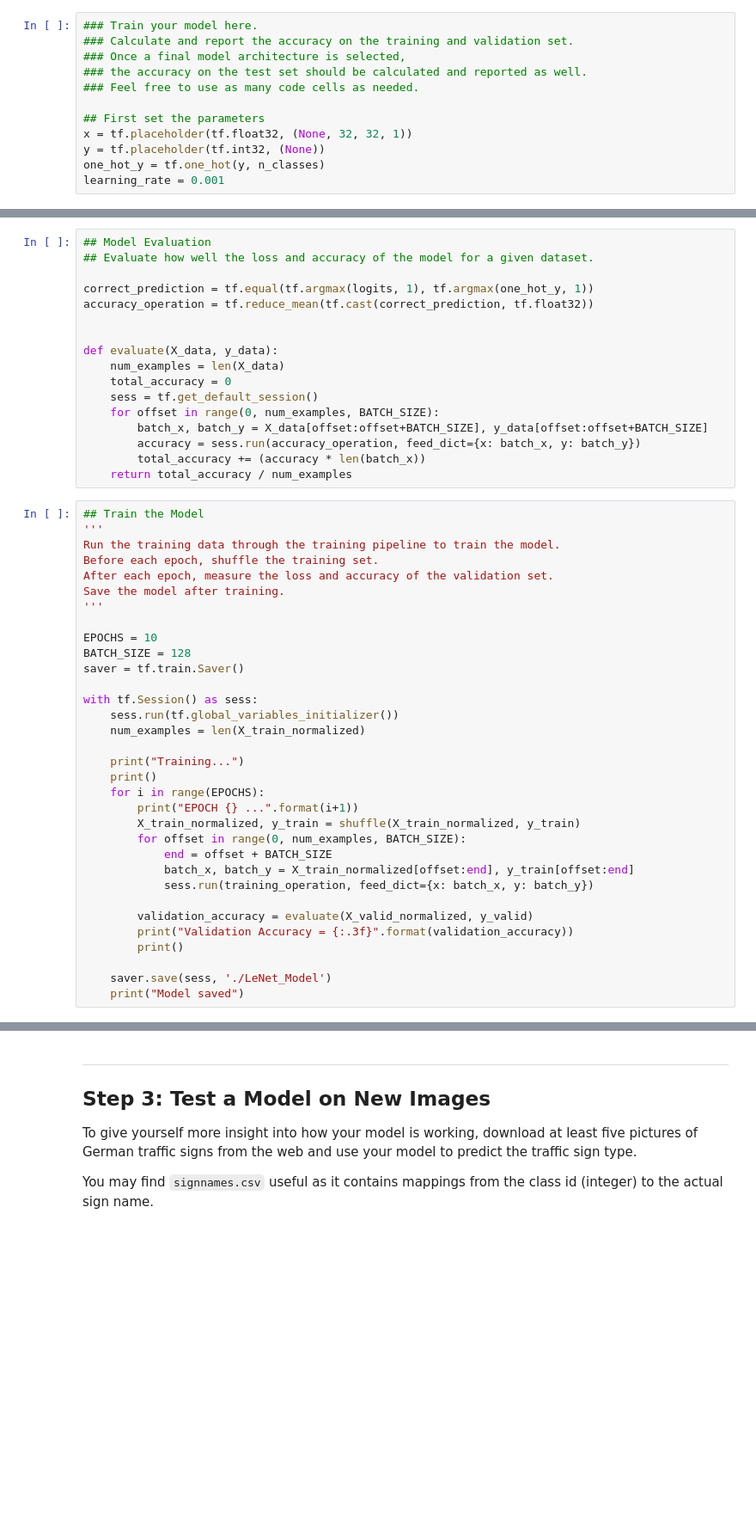
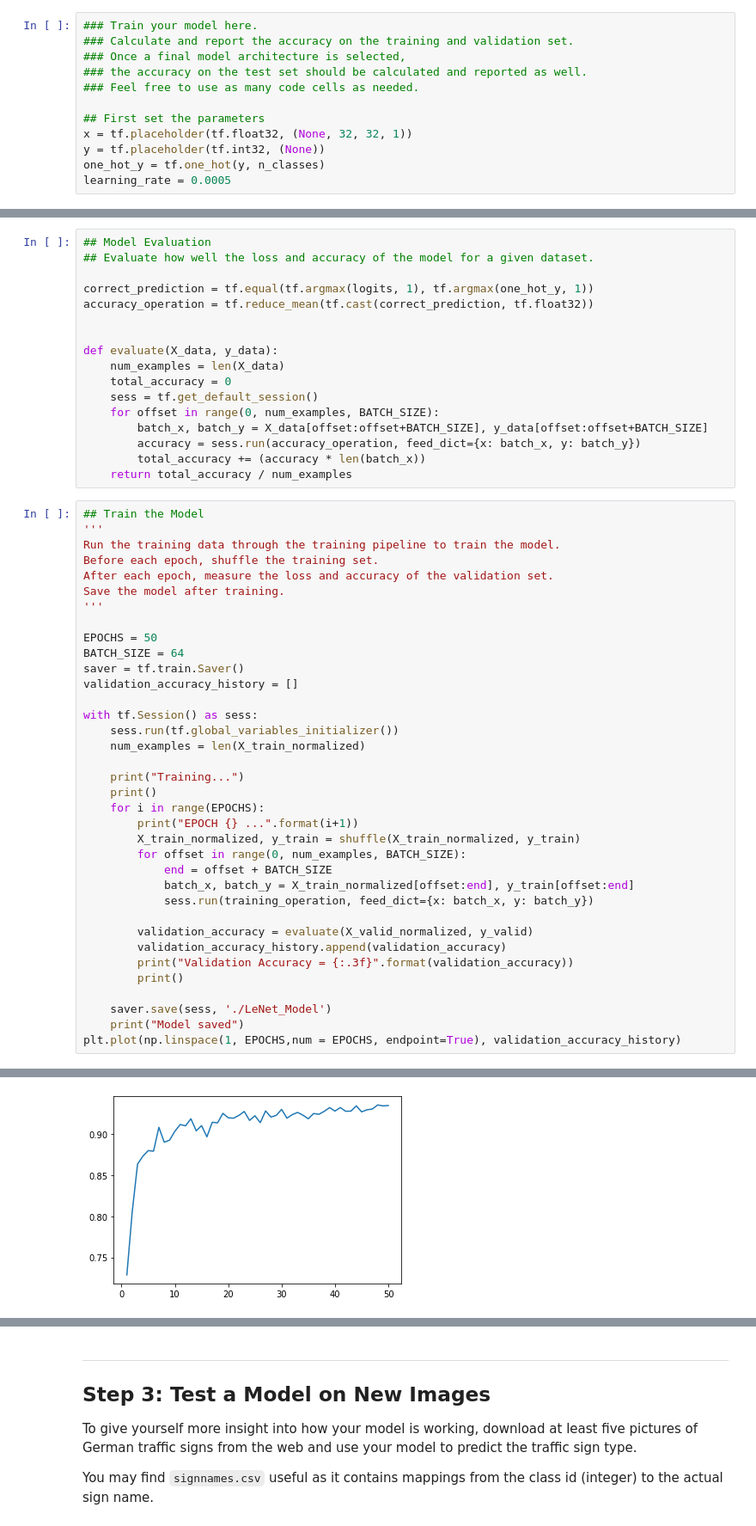
Before and after one commit to paulyehtw/CarND-Traffic-Sign-Classifier-Project, a Jupyter notebook: Traffic_Sign_Classifier.ipynb, the cells around one changed output, grey strips where cells are left out. Shown: that part at 86% size. Saved outputs shown, nothing was run; the diff lists cells and outputs as text; blank space fills up the shorter version.

Commit message:
improve validation accuracy

```diff
--- a/Traffic_Sign_Classifier.ipynb
+++ b/Traffic_Sign_Classifier.ipynb
@@ -352,7 +352,7 @@ sets imply underfitting. A high accuracy on the training set but low accuracy on
 x = tf.placeholder(tf.float32, (None, 32, 32, 1))
 y = tf.placeholder(tf.int32, (None))
 one_hot_y = tf.one_hot(y, n_classes)
-learning_rate = 0.001
+learning_rate = 0.0005
 # %%
 ## Set up the training pipeline
 
@@ -398,9 +398,10 @@ After each epoch, measure the loss and accuracy of the validation set.
 Save the model after training.
 '''
 
-EPOCHS = 10
-BATCH_SIZE = 128
+EPOCHS = 50
+BATCH_SIZE = 64
 saver = tf.train.Saver()
+validation_accuracy_history = []
 
 with tf.Session() as sess:
     sess.run(tf.global_variables_initializer())
@@ -417,11 +418,13 @@ with tf.Session() as sess:
             sess.run(training_operation, feed_dict={x: batch_x, y: batch_y})
 
         validation_accuracy = evaluate(X_valid_normalized, y_valid)
+        validation_accuracy_history.append(validation_accuracy)
         print("Validation Accuracy = {:.3f}".format(validation_accuracy))
         print()
 
     saver.save(sess, './LeNet_Model')
     print("Model saved")
+plt.plot(np.linspace(1, EPOCHS,num = EPOCHS, endpoint=True), validation_accuracy_history)
 # %% [output]
 Training...
 
@@ -443,3 +447,4 @@ Model saved
+[figure, added]
 # %%
 ## Test the model with the test data
 with tf.Session() as sess:
```
Also changed, not shown: parts of 2 cells of this notebook.
